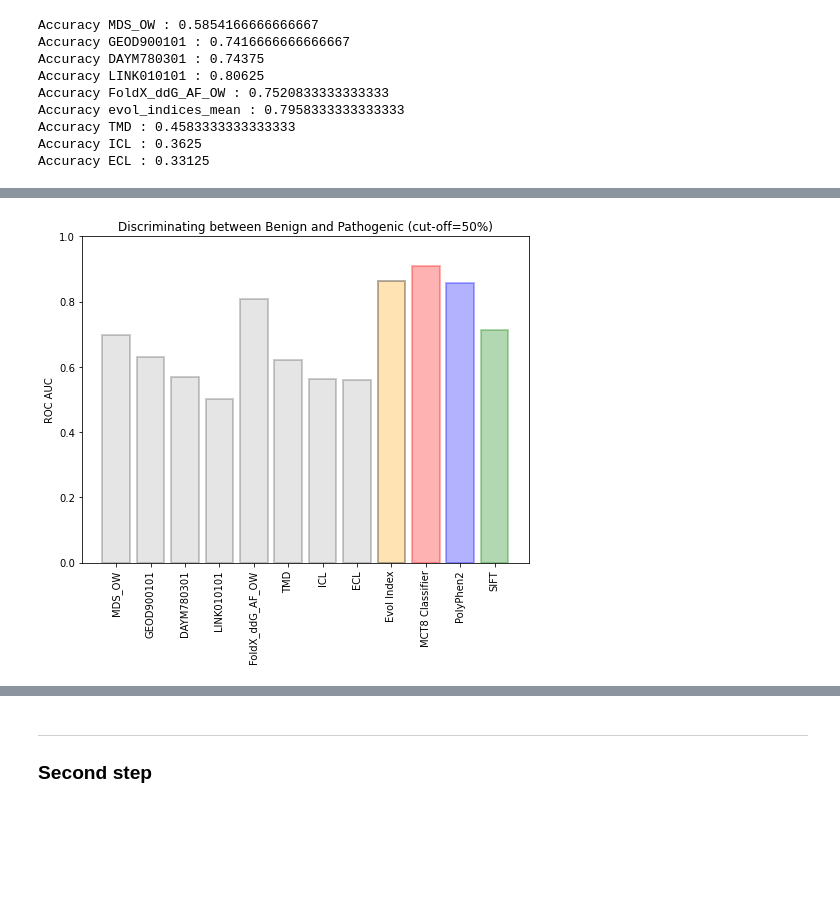
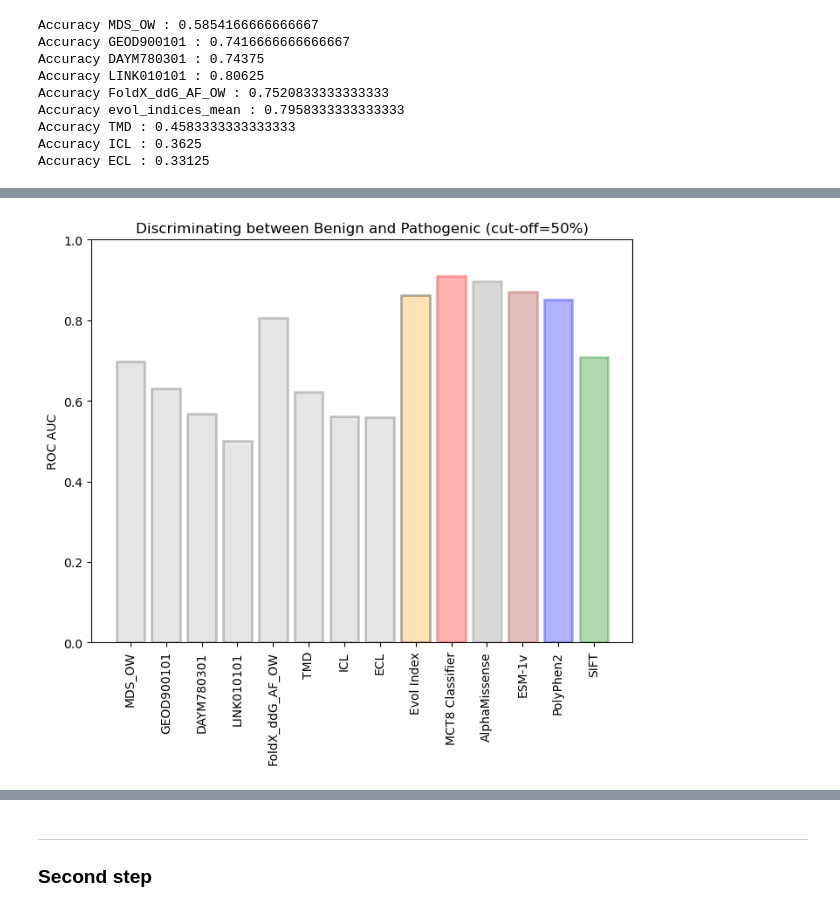
Before and after one commit to martin-mariano/MCT8classifier, a Jupyter notebook: Code_Files/03_MCT8_Variants_ClassifierDevelopment.ipynb, the cells around one changed output, grey strips where cells are left out. Cells and saved outputs as stored; diff of their text form; code cells hidden in the pictures; blank space fills up the shorter version.

```diff
--- a/Code_Files/03_MCT8_Variants_ClassifierDevelopment.ipynb
+++ b/Code_Files/03_MCT8_Variants_ClassifierDevelopment.ipynb
@@ -415,23 +438,28 @@ Accuracy ECL : 0.33125
 # %%
 from sklearn.metrics import roc_curve, auc
 
-# ROC curves of other classifiers
+# ROC curves
 mct8_predictors = pd.read_csv('mct8_predictors.csv', index_col=0)
 mct8_predictors = mct8_predictors[mct8_predictors['AA_change'].isin(y.index)] # keep those that are in the classifier train set
 
 mct8_predictors['ClinSig'] = 0
-mct8_predictors.loc[mct8_predictors['Activity']<=40, 'ClinSig'] = 1
+mct8_predictors.loc[mct8_predictors['Activity']<=50, 'ClinSig'] = 1
 
-mct8_polyphen2 = mct8_predictors.dropna()
-mct8_polyphen2 = mct8_polyphen2[['AA_change','ClinSig', 'PolyPhen2_prob', 'PolyPhen2_pred']]
-mct8_polyphen2.loc[mct8_polyphen2['PolyPhen2_prob']>0.908, 'PolyPhen2_pred'] = 1
-mct8_polyphen2.loc[mct8_polyphen2['PolyPhen2_prob']<=0.446, 'PolyPhen2_pred'] = 0
-
-fpr_pp, tpr_pp, thresholds_pp = roc_curve(mct8_polyphen2['ClinSig'], mct8_polyphen2.PolyPhen2_prob.astype(float))
+fpr_pp, tpr_pp, thresholds_pp = roc_curve(mct8_predictors['ClinSig'], mct8_predictors.PolyPhen2_prob.astype(float))
 roc_auc_pp = auc(fpr_pp, tpr_pp)
 
 fpr_s, tpr_s, thresholds_s = roc_curve(mct8_predictors['ClinSig'], 1-mct8_predictors.SIFT_prob.astype(float))
 roc_auc_s = auc(fpr_s, tpr_s)
+
+fpr_am, tpr_am, thresholds_am = roc_curve(mct8_predictors['ClinSig'], mct8_predictors.AM_prob.astype(float))
+roc_auc_am = auc(fpr_am, tpr_am)
+
+#mct8_gmvp = mct8_predictors.dropna()
+#fpr_gmvp, tpr_gmvp, thresholds_gmvp = roc_curve(mct8_gmvp['ClinSig'], mct8_gmvp.gMVP_prob.astype(float))
+#roc_auc_gmvp = auc(fpr_gmvp, tpr_gmvp)
+
+fpr_esm1v, tpr_esm1v, thresholds_esm1v = roc_curve(mct8_predictors['ClinSig'], mct8_predictors.ESM1v_prob.astype(float)*-1)
+roc_auc_esm1v = auc(fpr_esm1v, tpr_esm1v)
 
 fpr_eve_i, tpr_eve_i, thresholds_eve_i = roc_curve(mct8_rocs['ClinSig'], mct8_rocs.evol_indices_mean.astype(float))
 roc_auc_eve_i = auc(fpr_eve_i, tpr_eve_i)
@@ -442,11 +470,14 @@ plt.figure(figsize=(6,6))
 probas = cross_val_predict(first_classifier, X, y, method='predict_proba', n_jobs=-1, cv=10)
 fpr, tpr, thresholds = roc_curve(y, probas[:,1])
 
-scores = cross_validate(first_classifier, X, y, n_jobs=-1, cv=10,
+scores_1 = cross_validate(first_classifier, X, y, n_jobs=-1, cv=10,
                         scoring=('accuracy', 'roc_auc'))
-plt.plot(fpr, tpr, label='MCT8 Classifier AUC:'+str(round(np.mean(scores['test_roc_auc']), 2)),
+plt.plot(fpr, tpr, label='MCT8 Classifier AUC:'+str(round(np.mean(scores_1['test_roc_auc']), 2)),
          color='red', linewidth=2, alpha=.8)
 
+#plt.plot(fpr_gmvp, tpr_gmvp, label='gMVP AUC:'+str(round(roc_auc_gmvp, 2)), color='purple', alpha=.8)
+plt.plot(fpr_am, tpr_am, label='AlphaMissense AUC:'+str(round(roc_auc_am, 2)), color='grey', alpha=.5)
+plt.plot(fpr_esm1v, tpr_esm1v, label='ESM-1v AUC:'+str(round(roc_auc_esm1v, 2)), color='brown', alpha=.8)
 plt.plot(fpr_eve_i, tpr_eve_i, label='EVE AUC:'+str(round(roc_auc_eve_i, 2)), color='orange', alpha=.5)
 plt.plot(fpr_pp, tpr_pp, label='PolyPhen2 AUC:'+str(round(roc_auc_pp, 2)), color='blue', alpha=.8)
 plt.plot(fpr_s, tpr_s, label='SIFT AUC:'+str(round(roc_auc_s, 2)), color='green', alpha=.8)
@@ -459,4 +490,8 @@ plt.legend(loc='lower right')
 plt.title('Pathogenicity prediction')
 plt.savefig('Step1_CO50_ROCcurve.png')
 plt.show()
+
+print("Classifier ROC auc splitting by variant:")
+print(f"Mean AUC:", round(np.mean(scores_1["test_roc_auc"]), 2))
+print(f"Std AUC:", round(np.std(scores_1["test_roc_auc"]), 2))
 # %% [output]
@@ -464,18 +509,21 @@ plt.show()
 # %%
 plt.figure(figsize=(8, 6))
 for i in roc_auc.keys():
     if i != 'evol_indices_mean':
         plt.bar(i, roc_auc[i], color='grey', edgecolor='black', linewidth=2, alpha=0.2)
 
 plt.bar('Evol Index', roc_auc['evol_indices_mean'], color='orange', alpha=0.3, edgecolor='black', linewidth=2)
-plt.bar('MCT8 Classifier', np.mean(scores['test_roc_auc']), color='red', alpha=0.3, edgecolor='red', linewidth=2)
+plt.bar('MCT8 Classifier', np.mean(scores_1['test_roc_auc']), color='red', alpha=0.3, edgecolor='red', linewidth=2)
+#plt.bar('gMVP', roc_auc_gmvp, color='purple', alpha=0.3, edgecolor='purple', linewidth=2)
+plt.bar('AlphaMissense', roc_auc_am, color='grey', alpha=0.3, edgecolor='grey', linewidth=2)
+plt.bar('ESM-1v', roc_auc_esm1v, color='brown', alpha=0.3, edgecolor='brown', linewidth=2)
 plt.bar('PolyPhen2', roc_auc_pp, color='blue', alpha=0.3, edgecolor='blue', linewidth=2)
 plt.bar('SIFT', roc_auc_s, color='green', alpha=0.3, edgecolor='green', linewidth=2)
 plt.xticks(rotation=90)
 plt.ylim(0, 1)
 plt.ylabel('ROC AUC')
 plt.title('Discriminating between Benign and Pathogenic (cut-off=50%)')
 plt.savefig('Step1_CO50_AUCs.png')
 plt.show()
 # %% [output]
-[figure, old version]
+[figure, new version]
```
Also changed, not shown: parts of 49 cells of this notebook, 1 other file.
